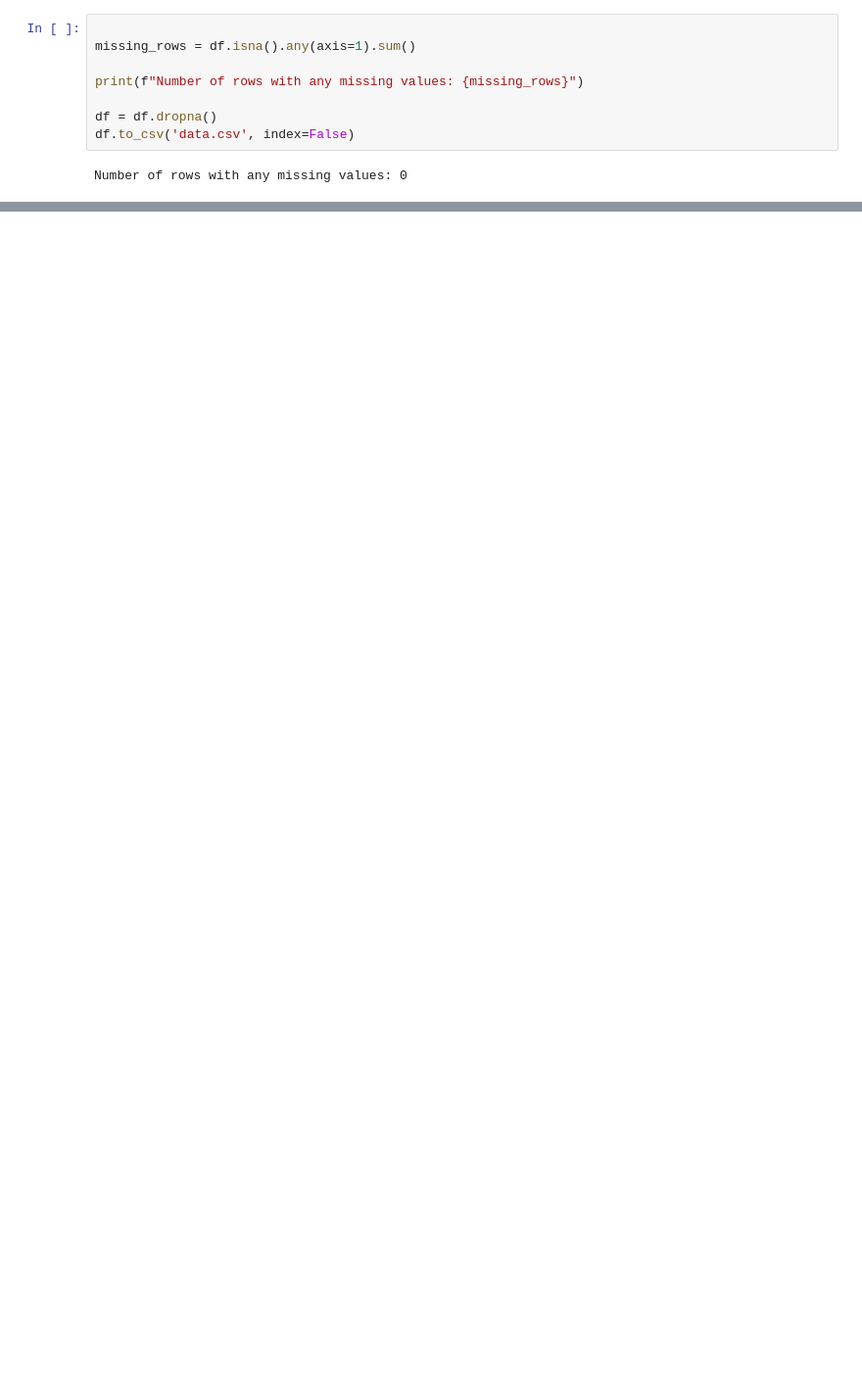
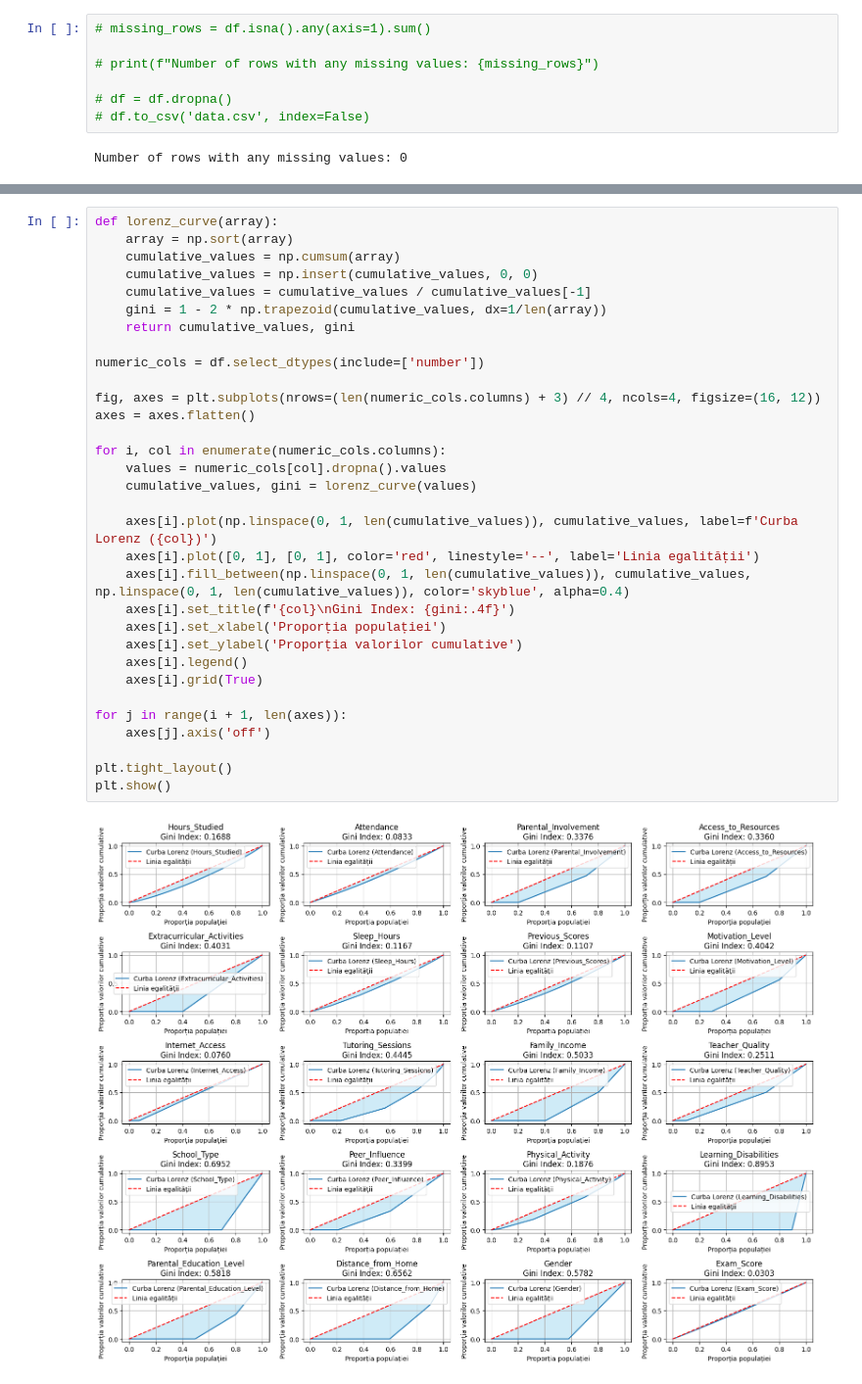
Before and after one commit to dariusavram/Student-Performance, a Jupyter notebook: Untitled.ipynb, the cells around one changed output, grey strips where cells are left out. Shown at 98% size. Saved outputs shown, nothing was run; the diff lists cells and outputs as text; blank space fills up the shorter version.

```diff
--- a/Untitled.ipynb
+++ b/Untitled.ipynb
@@ -85,11 +122,10 @@ plt.show()
 # %%
+# missing_rows = df.isna().any(axis=1).sum()
 
-missing_rows = df.isna().any(axis=1).sum()
+# print(f"Number of rows with any missing values: {missing_rows}")
 
-print(f"Number of rows with any missing values: {missing_rows}")
-
-df = df.dropna()
-df.to_csv('data.csv', index=False)
+# df = df.dropna()
+# df.to_csv('data.csv', index=False)
 # %% [output]
 Number of rows with any missing values: 0
 # %%
@@ -105,0 +156,34 @@ plt.show()
+# %%
+def lorenz_curve(array):
+    array = np.sort(array)
+    cumulative_values = np.cumsum(array)
+    cumulative_values = np.insert(cumulative_values, 0, 0)
+    cumulative_values = cumulative_values / cumulative_values[-1]
+    gini = 1 - 2 * np.trapezoid(cumulative_values, dx=1/len(array))
+    return cumulative_values, gini
+
+numeric_cols = df.select_dtypes(include=['number'])
+
+fig, axes = plt.subplots(nrows=(len(numeric_cols.columns) + 3) // 4, ncols=4, figsize=(16, 12))
+axes = axes.flatten()
+
+for i, col in enumerate(numeric_cols.columns):
+    values = numeric_cols[col].dropna().values
+    cumulative_values, gini = lorenz_curve(values)
+
+    axes[i].plot(np.linspace(0, 1, len(cumulative_values)), cumulative_values, label=f'Curba Lorenz ({col})')
+    axes[i].plot([0, 1], [0, 1], color='red', linestyle='--', label='Linia egalității')
+    axes[i].fill_between(np.linspace(0, 1, len(cumulative_values)), cumulative_values, np.linspace(0, 1, len(cumulative_values)), color='skyblue', alpha=0.4)
+    axes[i].set_title(f'{col}\nGini Index: {gini:.4f}')
+    axes[i].set_xlabel('Proporția populației')
+    axes[i].set_ylabel('Proporția valorilor cumulative')
+    axes[i].legend()
+    axes[i].grid(True)
+
+for j in range(i + 1, len(axes)):
+    axes[j].axis('off')
+
+plt.tight_layout()
+plt.show()
+# %% [output]
+[figure, added]
```
Also changed, not shown: parts of 10 cells of this notebook, 1 other file.
